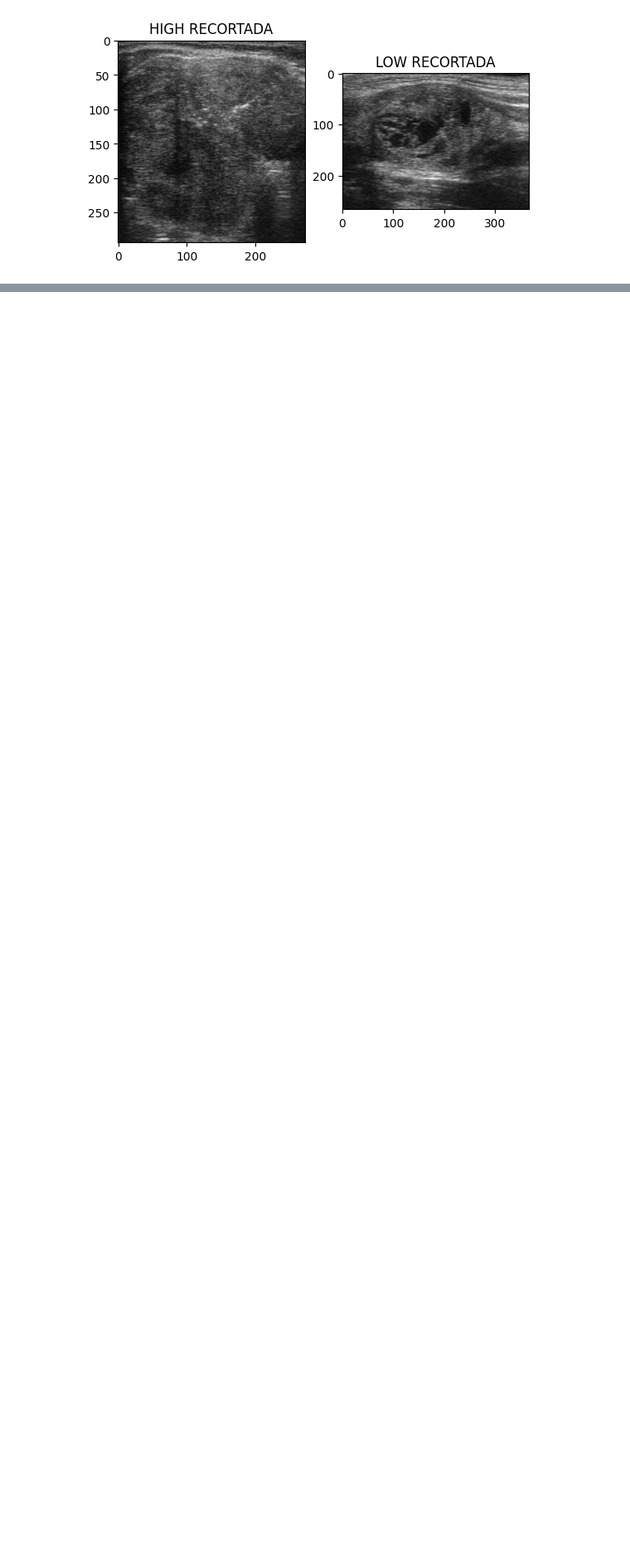
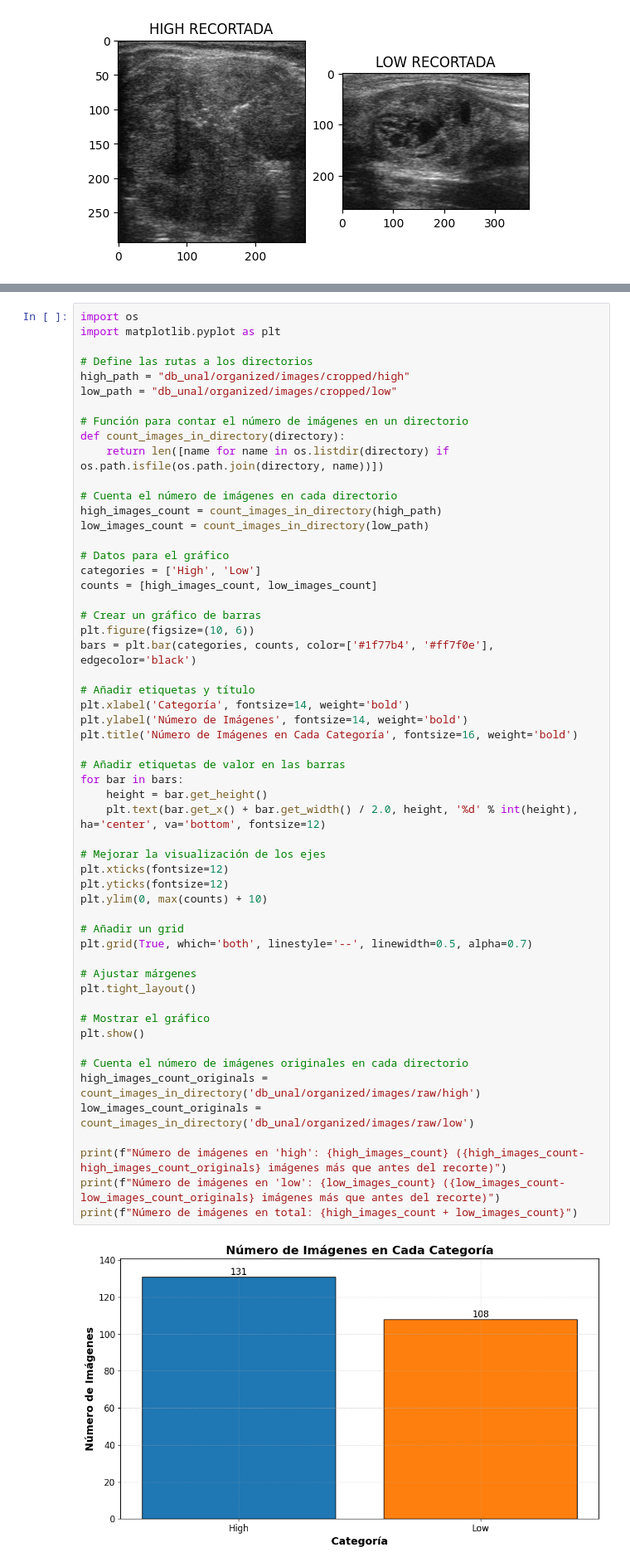
Before and after one commit to Dezarti/nodulos_tiroideos, a Jupyter notebook: 2_procesamiento_datos.ipynb, the cells around one changed output, grey strips where cells are left out. Shown at 83% size. Drawn from its saved outputs; the diff is of its cells as text; blank space fills up the shorter version.

```diff
--- a/2_procesamiento_datos.ipynb
+++ b/2_procesamiento_datos.ipynb
@@ -281,0 +287,57 @@ plt.show()
+# %%
+import os
+import matplotlib.pyplot as plt
+
+# Define las rutas a los directorios
+high_path = "db_unal/organized/images/cropped/high"
+low_path = "db_unal/organized/images/cropped/low"
+
+# Función para contar el número de imágenes en un directorio
+def count_images_in_directory(directory):
+    return len([name for name in os.listdir(directory) if os.path.isfile(os.path.join(directory, name))])
+
+# Cuenta el número de imágenes en cada directorio
+high_images_count = count_images_in_directory(high_path)
+low_images_count = count_images_in_directory(low_path)
+
+# Datos para el gráfico
+categories = ['High', 'Low']
+counts = [high_images_count, low_images_count]
+
+# Crear un gráfico de barras
+plt.figure(figsize=(10, 6))
+bars = plt.bar(categories, counts, color=['#1f77b4', '#ff7f0e'], edgecolor='black')
+
+# Añadir etiquetas y título
+plt.xlabel('Categoría', fontsize=14, weight='bold')
+plt.ylabel('Número de Imágenes', fontsize=14, weight='bold')
+plt.title('Número de Imágenes en Cada Categoría', fontsize=16, weight='bold')
+
+# Añadir etiquetas de valor en las barras
+for bar in bars:
+    height = bar.get_height()
+    plt.text(bar.get_x() + bar.get_width() / 2.0, height, '%d' % int(height), ha='center', va='bottom', fontsize=12)
+
+# Mejorar la visualización de los ejes
+plt.xticks(fontsize=12)
+plt.yticks(fontsize=12)
+plt.ylim(0, max(counts) + 10)
+
+# Añadir un grid
+plt.grid(True, which='both', linestyle='--', linewidth=0.5, alpha=0.7)
+
+# Ajustar márgenes
+plt.tight_layout()
+
+# Mostrar el gráfico
+plt.show()
+
+# Cuenta el número de imágenes originales en cada directorio
+high_images_count_originals = count_images_in_directory('db_unal/organized/images/raw/high')
+low_images_count_originals = count_images_in_directory('db_unal/organized/images/raw/low')
+
+print(f"Número de imágenes en 'high': {high_images_count} ({high_images_count-high_images_count_originals} imágenes más que antes del recorte)")
+print(f"Número de imágenes en 'low': {low_images_count} ({low_images_count-low_images_count_originals} imágenes más que antes del recorte)")
+print(f"Número de imágenes en total: {high_images_count + low_images_count}")
+# %% [output]
+[figure, added]
```
Also changed, not shown: parts of 7 cells of this notebook, 2 other files.
